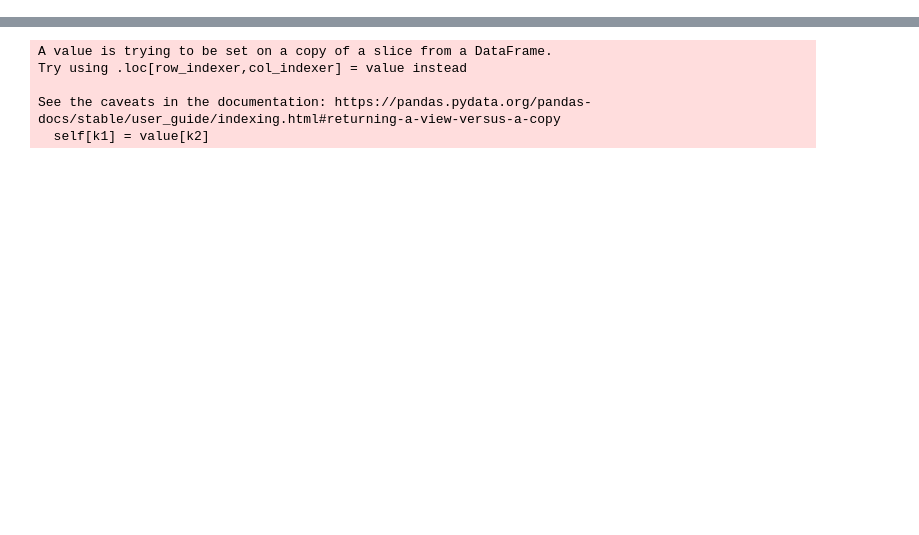
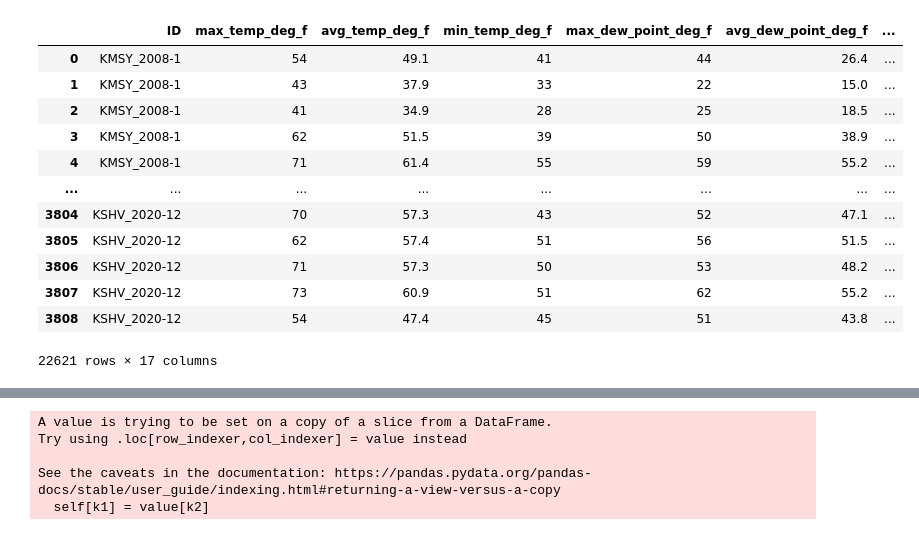
Before and after one commit to dunleavyjason/electricity_usage, a Jupyter notebook: weather.ipynb, the cells around one changed output, grey strips where cells are left out. Saved outputs shown, nothing was run; the diff lists cells and outputs as text; code cells hidden in the pictures; blank space fills up the shorter version.

```diff
--- a/weather.ipynb
+++ b/weather.ipynb
@@ -24 +18,17 @@ kenner
+# %%
+all_cities
+# %% [output]
+|  | ID | max_temp_deg_f | avg_temp_deg_f | min_temp_deg_f | max_dew_point_deg_f | avg_dew_point_deg_f | ... |
+| 0 | KMSY_2008-1 | 54 | 49.1 | 41 | 44 | 26.4 | ... |
+| 1 | KMSY_2008-1 | 43 | 37.9 | 33 | 22 | 15.0 | ... |
+| 2 | KMSY_2008-1 | 41 | 34.9 | 28 | 25 | 18.5 | ... |
+| 3 | KMSY_2008-1 | 62 | 51.5 | 39 | 50 | 38.9 | ... |
+| 4 | KMSY_2008-1 | 71 | 61.4 | 55 | 59 | 55.2 | ... |
+| ... | ... | ... | ... | ... | ... | ... | ... |
+| 3804 | KSHV_2020-12 | 70 | 57.3 | 43 | 52 | 47.1 | ... |
+| 3805 | KSHV_2020-12 | 62 | 57.4 | 51 | 56 | 51.5 | ... |
+| 3806 | KSHV_2020-12 | 71 | 57.3 | 50 | 53 | 48.2 | ... |
+| 3807 | KSHV_2020-12 | 73 | 60.9 | 51 | 62 | 55.2 | ... |
+| 3808 | KSHV_2020-12 | 54 | 47.4 | 45 | 51 | 43.8 | ... |
+22621 rows × 17 columns
 # %%
```
Also changed, not shown: parts of 20 cells of this notebook, 12 other files.
